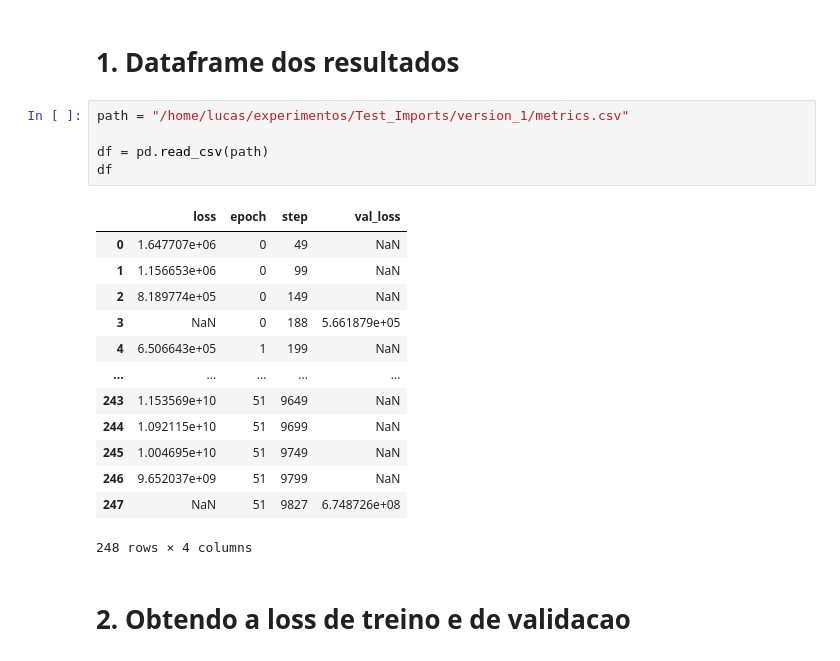
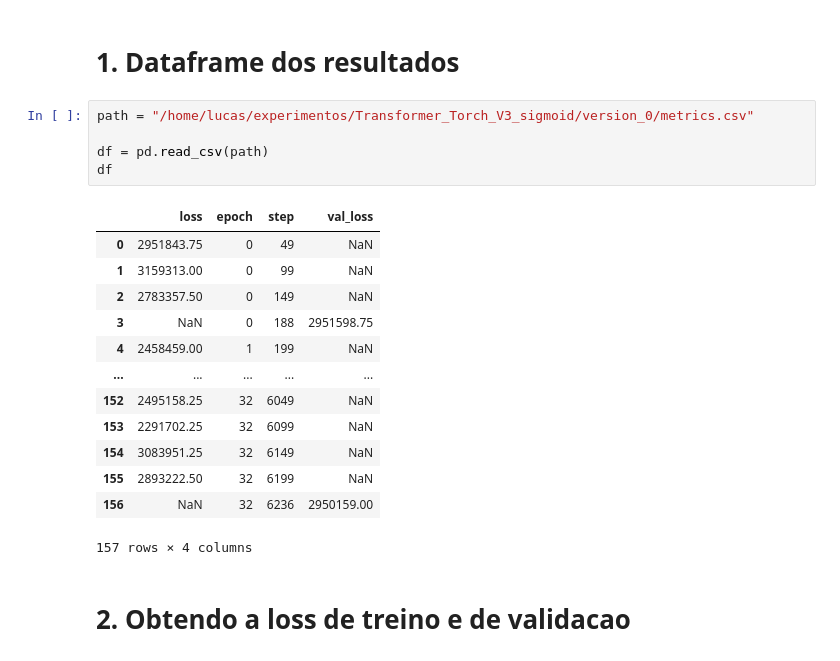
Before and after one commit to Migliorin/Image-Denoising, a Jupyter notebook: notebooks/ExperimentsAnalysis/PlotGraph.ipynb, the cells around one changed output. Cells and saved outputs as stored; diff of their text form.

```diff
--- a/notebooks/ExperimentsAnalysis/PlotGraph.ipynb
+++ b/notebooks/ExperimentsAnalysis/PlotGraph.ipynb
@@ -9,24 +9,24 @@ import seaborn as sns
 # %% [markdown]
 # 1. Dataframe dos resultados
 # %%
-path = "/home/lucas/experimentos/Test_Imports/version_1/metrics.csv"
+path = "/home/lucas/experimentos/Transformer_Torch_V3_sigmoid/version_0/metrics.csv"
 
 df = pd.read_csv(path)
 df
 # %% [output]
 |  | loss | epoch | step | val_loss |
-| 0 | 1.647707e+06 | 0 | 49 | NaN |
-| 1 | 1.156653e+06 | 0 | 99 | NaN |
-| 2 | 8.189774e+05 | 0 | 149 | NaN |
-| 3 | NaN | 0 | 188 | 5.661879e+05 |
-| 4 | 6.506643e+05 | 1 | 199 | NaN |
+| 0 | 2951843.75 | 0 | 49 | NaN |
+| 1 | 3159313.00 | 0 | 99 | NaN |
+| 2 | 2783357.50 | 0 | 149 | NaN |
+| 3 | NaN | 0 | 188 | 2951598.75 |
+| 4 | 2458459.00 | 1 | 199 | NaN |
 | ... | ... | ... | ... | ... |
-| 243 | 1.153569e+10 | 51 | 9649 | NaN |
-| 244 | 1.092115e+10 | 51 | 9699 | NaN |
-| 245 | 1.004695e+10 | 51 | 9749 | NaN |
-| 246 | 9.652037e+09 | 51 | 9799 | NaN |
-| 247 | NaN | 51 | 9827 | 6.748726e+08 |
+| 152 | 2495158.25 | 32 | 6049 | NaN |
+| 153 | 2291702.25 | 32 | 6099 | NaN |
+| 154 | 3083951.25 | 32 | 6149 | NaN |
+| 155 | 2893222.50 | 32 | 6199 | NaN |
+| 156 | NaN | 32 | 6236 | 2950159.00 |
-248 rows × 4 columns
+157 rows × 4 columns
 # %% [markdown]
 # 2. Obtendo a loss de treino e de validacao
 # %% [markdown]
```
Also changed, not shown: parts of 11 cells of this notebook.
